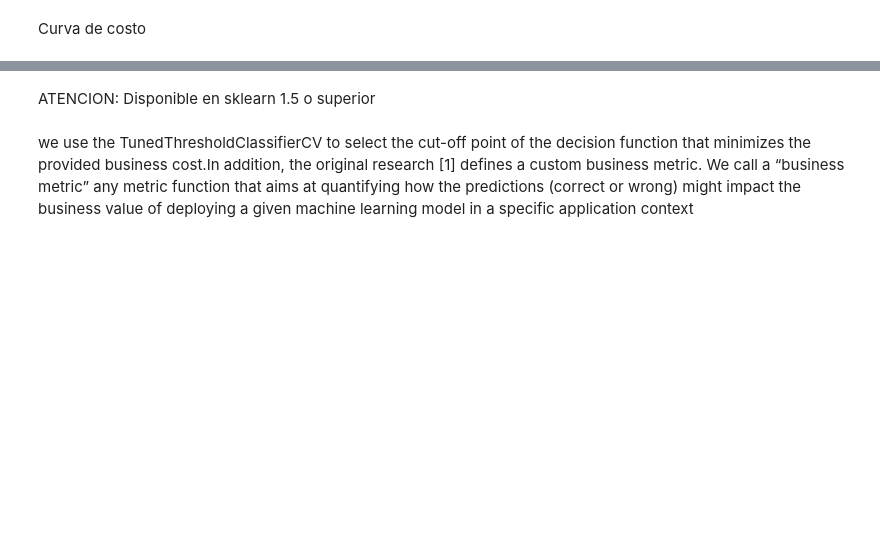
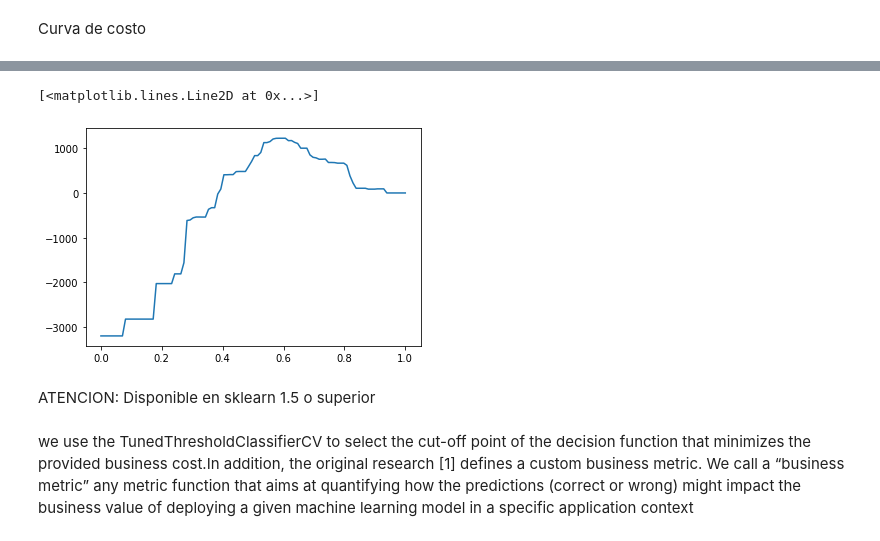
Before and after one commit to PabloSoligo2014/3670-UNLaM-CD, a Jupyter notebook: 06_Others/TunedThresoldClassifierCV.ipynb, the cells around one changed output, grey strips where cells are left out. Saved outputs shown, nothing was run; the diff lists cells and outputs as text; code cells hidden in the pictures; blank space fills up the shorter version.

```diff
--- a/06_Others/TunedThresoldClassifierCV.ipynb
+++ b/06_Others/TunedThresoldClassifierCV.ipynb
@@ -62,8 +95,8 @@ Escenario hipotetico. Cada cliente pagador al que no le entrego el credito me sa
 # %%
 def myscore(y_true, y_pred):
-    cost_fp = -30
-    cost_fn = -10
-    cost_tp = 10
+    cost_fp = -1.5
+    cost_fn = 0
+    cost_tp = 1
     cost_tn = 0
 
     fp = np.sum((y_pred == 1) & (y_true == 0))  # False positives
@@ -93,3 +117,15 @@ plt.plot(thresholds, costs)
+# %%
+y_proba = model.predict_proba(X_test)[:, 1]
+y_df = pd.DataFrame({"y_test":y_test, "y_proba":y_proba})
+# %%
+y_df = y_df.sort_values(by='y_proba', ascending=False)
+# Generar umbrales entre 0 y 1
+thresholds = np.linspace(0, 1, 100)
+costs = [calculate_th_costs(y_df["y_test"], y_df["y_proba"], t) for t in thresholds]
+plt.plot(thresholds, costs)
+# %% [output]
+[<matplotlib.lines.Line2D at 0x...>]
+[figure, added]
 # %% [markdown]
 ATENCION: Disponible en sklearn 1.5 o superior
 # %% [markdown]
```
Also changed, not shown: parts of 8 cells of this notebook.
